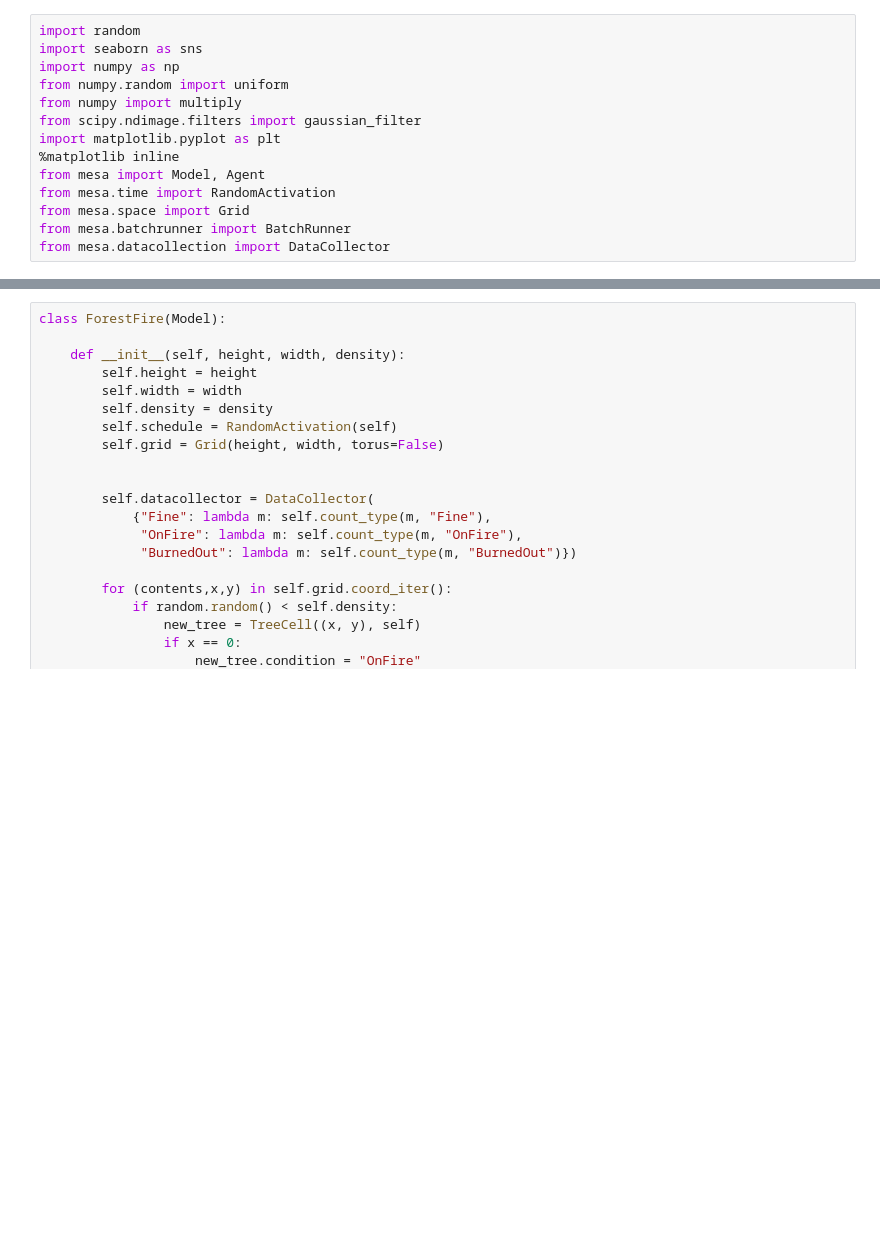
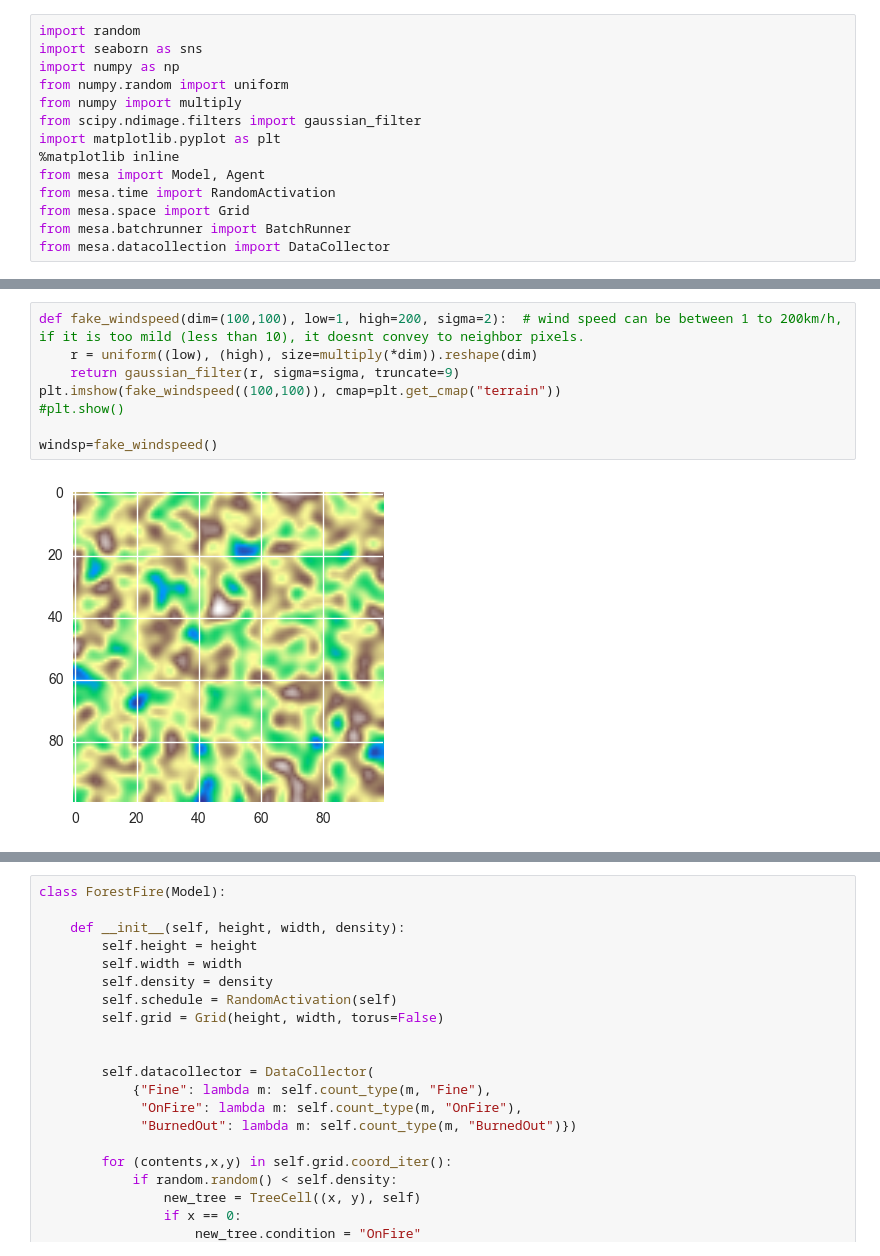
Before and after one commit to SepidehD/Final-Project-STA, a Jupyter notebook: final.ipynb, the cells around one changed output, grey strips where cells are left out. Drawn from its saved outputs; the diff is of its cells as text; blank space fills up the shorter version.

```diff
--- a/final.ipynb
+++ b/final.ipynb
@@ -25,3 +46,13 @@ surf=fake_func()
+# %%
+def fake_windspeed(dim=(100,100), low=1, high=200, sigma=2):  # wind speed can be between 1 to 200km/h, if it is too mild (less than 10), it doesnt convey to neighbor pixels.
+    r = uniform((low), (high), size=multiply(*dim)).reshape(dim)
+    return gaussian_filter(r, sigma=sigma, truncate=9)
+plt.imshow(fake_windspeed((100,100)), cmap=plt.get_cmap("terrain"))
+#plt.show()
+
+windsp=fake_windspeed()
+# %% [output]
+[figure, added]
 # %%
 class TreeCell(Agent):
 
```
Also changed, not shown: parts of 6 cells of this notebook.
